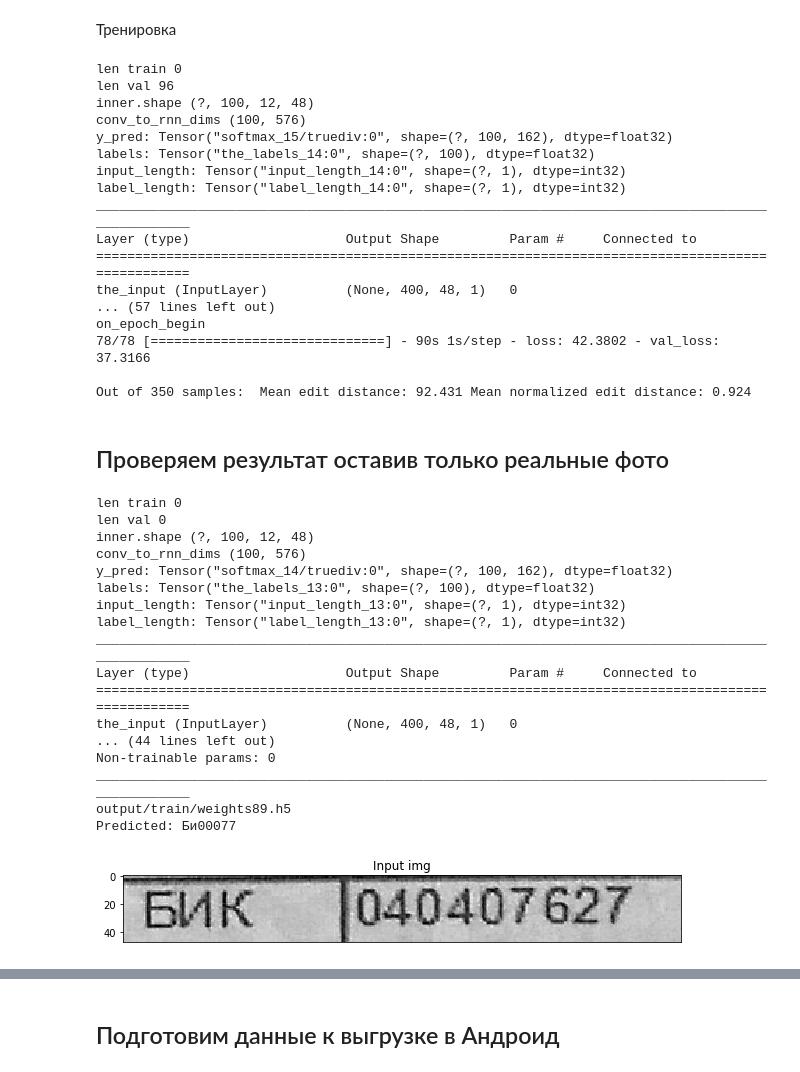
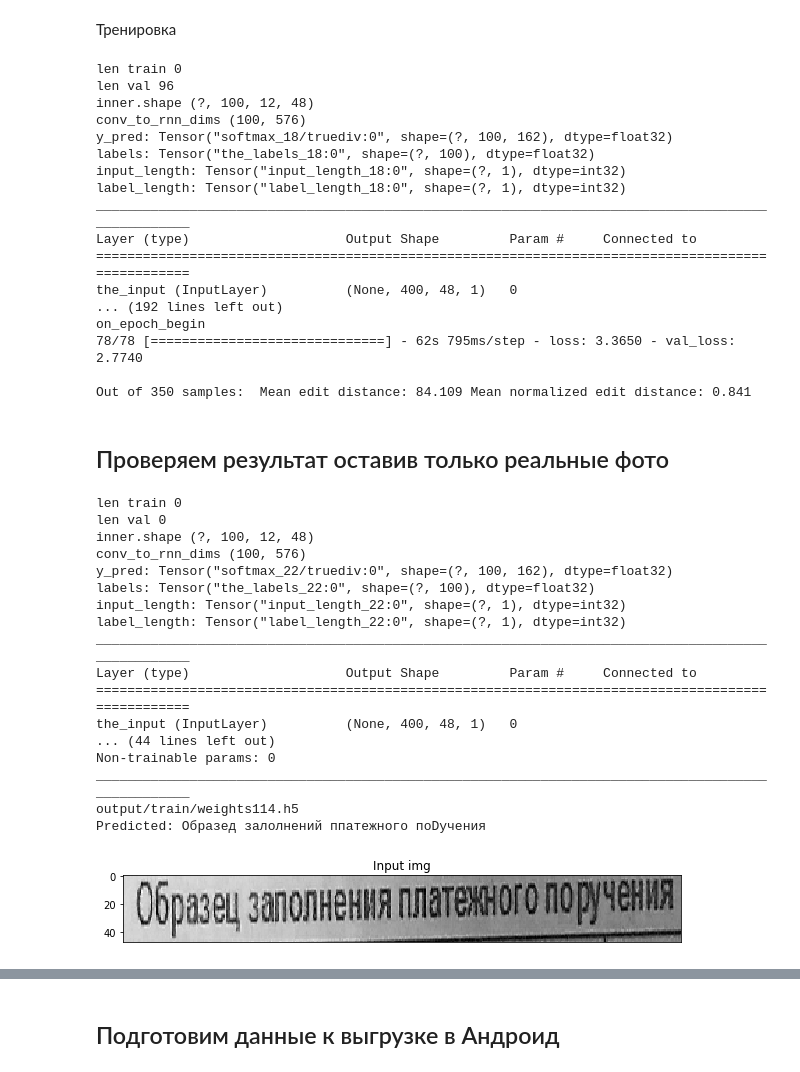
Before and after one commit to rimidalv/dip, a Jupyter notebook: text-recognition/recognition.ipynb, the cells around one changed output, grey strips where cells are left out. Cells and saved outputs as stored; diff of their text form; code cells hidden in the pictures.

```diff
--- a/text-recognition/recognition.ipynb
+++ b/text-recognition/recognition.ipynb
@@ -224,7 +224,7 @@ class TextImageGenerator(keras.callbacks.Callback):
             img = cv2.resize(img, (self.img_w, self.img_h))
             img = self.sp_noise(img,10)
 
-        img = np.asarray(self.augment_pipline.sample_with_array(img))
+        img = np.asarray(self.augment_pipline._execute_with_array(img))
         plt.imshow(img, cmap='gray')
         img = img.astype(np.float32)
         img /= 255
@@ -541,7 +541,7 @@ config = tf.ConfigProto()
 config.gpu_options.per_process_gpu_memory_fraction = 0.3
 set_session(tf.Session(config=config))
 run_name = "train" #datetime.datetime.now().strftime('%Y:%m:%d:%H:%M:%S')
-train(run_name, 90, 93, img_w = 400, img_h = 48)
+train(run_name, 120, 150, img_w = 400, img_h = 48)
 # increase to wider images and start at epoch 20. The learned weights are reloaded
 # train(run_name, 20, 25)
 # %% [output]
@@ -549,19 +549,19 @@ len train 0
 len val 96
 inner.shape (?, 100, 12, 48)
 conv_to_rnn_dims (100, 576)
-y_pred: Tensor("softmax_15/truediv:0", shape=(?, 100, 162), dtype=float32)
-labels: Tensor("the_labels_14:0", shape=(?, 100), dtype=float32)
-input_length: Tensor("input_length_14:0", shape=(?, 1), dtype=int32)
-label_length: Tensor("label_length_14:0", shape=(?, 1), dtype=int32)
+y_pred: Tensor("softmax_18/truediv:0", shape=(?, 100, 162), dtype=float32)
+labels: Tensor("the_labels_18:0", shape=(?, 100), dtype=float32)
+input_length: Tensor("input_length_18:0", shape=(?, 1), dtype=int32)
+label_length: Tensor("label_length_18:0", shape=(?, 1), dtype=int32)
 __________________________________________________________________________________________________
 Layer (type)                    Output Shape         Param #     Connected to
 ==================================================================================================
 the_input (InputLayer)          (None, 400, 48, 1)   0
-... (57 lines left out)
+... (192 lines left out)
 on_epoch_begin
-78/78 [==============================] - 90s 1s/step - loss: 42.3802 - val_loss: 37.3166
+78/78 [==============================] - 62s 795ms/step - loss: 3.3650 - val_loss: 2.7740
 
-Out of 350 samples:  Mean edit distance: 92.431 Mean normalized edit distance: 0.924
+Out of 350 samples:  Mean edit distance: 84.109 Mean normalized edit distance: 0.841
 # %% [markdown]
 ## Проверяем результат оставив только реальные фото
 # %%
@@ -682,14 +682,14 @@ import matplotlib.gridspec as gridspec
 %matplotlib inline
 
 
-model, data_test = get_model(run_name, 89, img_w = 400, img_h = 48, gen_samples_len=0)
+model, data_test = get_model(run_name, 114, img_w = 400, img_h = 48, gen_samples_len=0)
 
 net_inp = model.get_layer(name='the_input').input
 net_out = model.get_layer(name='softmax').output
 
 sess = K.get_session()
 
-img = cv2.imread("./data/Gmail/2.jpg")[:,:,0]
+img = cv2.imread("./data/Gmail/3.jpg")[:,:,0]
 img = cv2.resize(img, (400,48))
 img = img.astype(np.float32)
 img /= 255
@@ -706,40 +706,40 @@ net_out_value = sess.run(net_out, feed_dict={net_inp:X_data})
 pred_texts = decode_batch_test(net_out_value)
 labels = inp_value['the_labels']
 texts = []
 for label in labels:
     text = ''.join(list(map(lambda x: alphabet[int(x)], label)))
     texts.append(text)
 
 for i in range(1):
     fig = plt.figure(figsize=(10, 10))
     outer = gridspec.GridSpec(1, 1, wspace=10, hspace=0.1)
     ax1 = plt.Subplot(fig, outer[0])
     fig.add_subplot(ax1)
     print('Predicted: %s' % (pred_texts[i]))
     img = X_data[i][:, :, 0].T
     ax1.set_title('Input img')
     ax1.imshow(img, cmap='gray')
     ax1.set_xticks([])
     plt.show()
 # %% [output]
 len train 0
 len val 0
 inner.shape (?, 100, 12, 48)
 conv_to_rnn_dims (100, 576)
-y_pred: Tensor("softmax_14/truediv:0", shape=(?, 100, 162), dtype=float32)
-labels: Tensor("the_labels_13:0", shape=(?, 100), dtype=float32)
-input_length: Tensor("input_length_13:0", shape=(?, 1), dtype=int32)
-label_length: Tensor("label_length_13:0", shape=(?, 1), dtype=int32)
+y_pred: Tensor("softmax_22/truediv:0", shape=(?, 100, 162), dtype=float32)
+labels: Tensor("the_labels_22:0", shape=(?, 100), dtype=float32)
+input_length: Tensor("input_length_22:0", shape=(?, 1), dtype=int32)
+label_length: Tensor("label_length_22:0", shape=(?, 1), dtype=int32)
 __________________________________________________________________________________________________
 Layer (type)                    Output Shape         Param #     Connected to
 ==================================================================================================
 the_input (InputLayer)          (None, 400, 48, 1)   0
 ... (44 lines left out)
 Non-trainable params: 0
 __________________________________________________________________________________________________
-output/train/weights89.h5
-Predicted: Би00077
+output/train/weights114.h5
+Predicted: Образед залолнений ппатежного поDучения
-[figure, old version]
+[figure, new version]
 # %%
 import matplotlib.pyplot as plt
 import matplotlib.gridspec as gridspec
```
Also changed, not shown: parts of 3 cells of this notebook, 1 other file.
